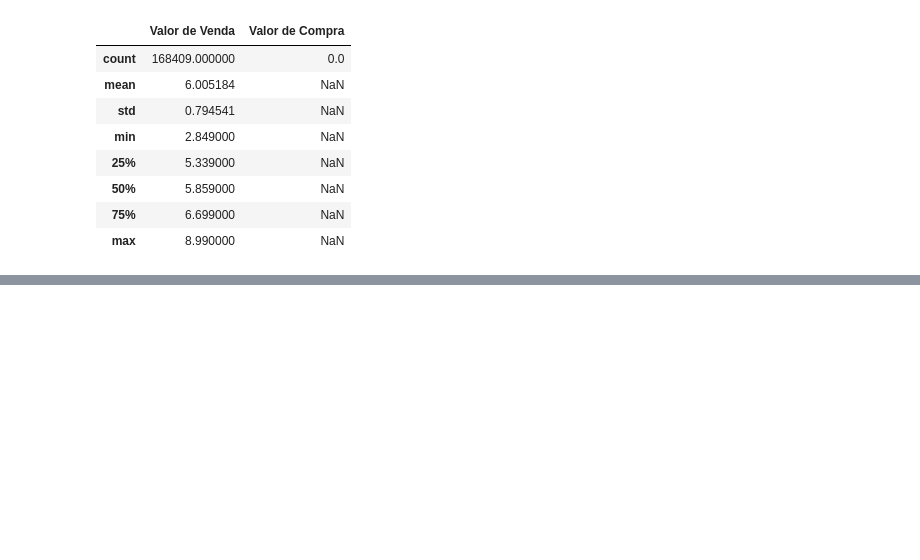
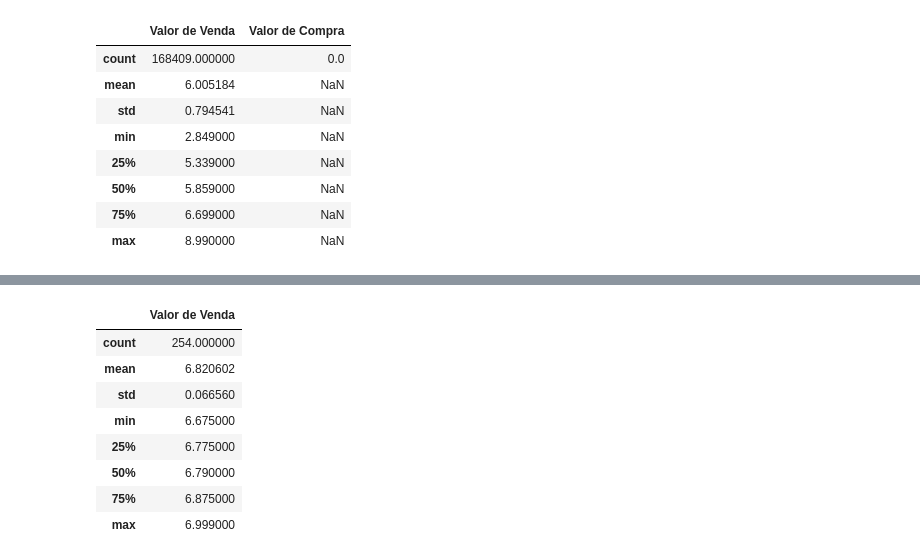
Before and after one commit to bebelana/analiseDadosPandas, a Jupyter notebook: aula2.ipynb, the cells around one changed output, grey strips where cells are left out. Saved outputs shown, nothing was run; the diff lists cells and outputs as text; code cells hidden in the pictures; blank space fills up the shorter version.

```diff
--- a/aula2.ipynb
+++ b/aula2.ipynb
@@ -82,0 +129,13 @@ df.describe()
+# %%
+# estatisticas
+gasolinaBH_df.describe()
+# %% [output]
+|  | Valor de Venda |
+| count | 254.000000 |
+| mean | 6.820602 |
+| std | 0.066560 |
+| min | 6.675000 |
+| 25% | 6.775000 |
+| 50% | 6.790000 |
+| 75% | 6.875000 |
+| max | 6.999000 |
```
Also changed, not shown: parts of 7 cells of this notebook.
